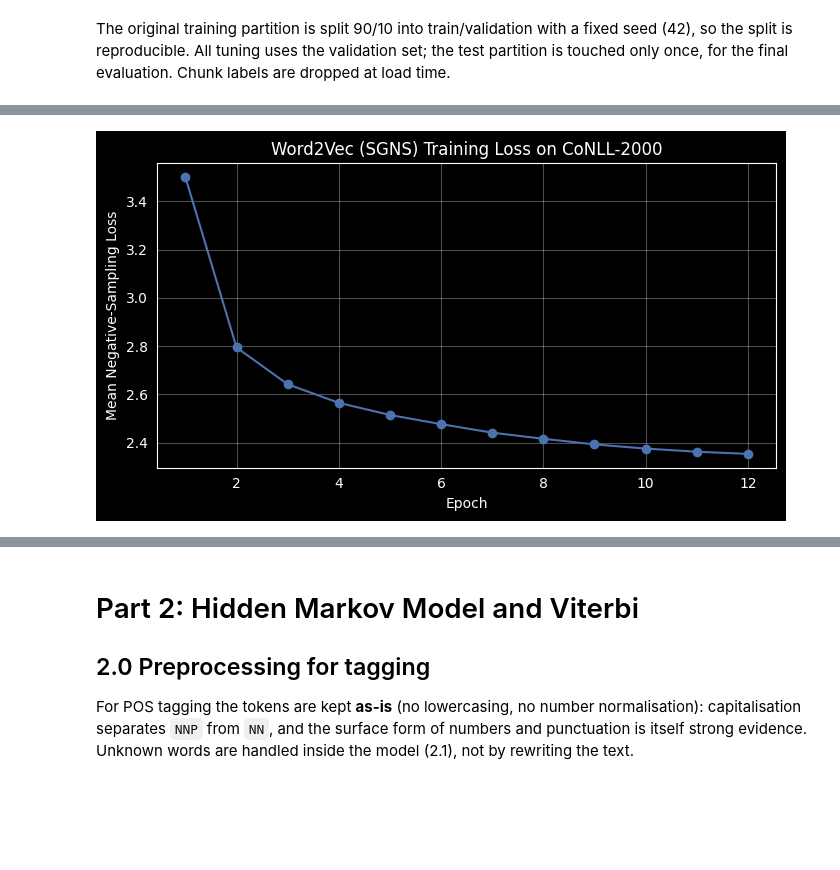
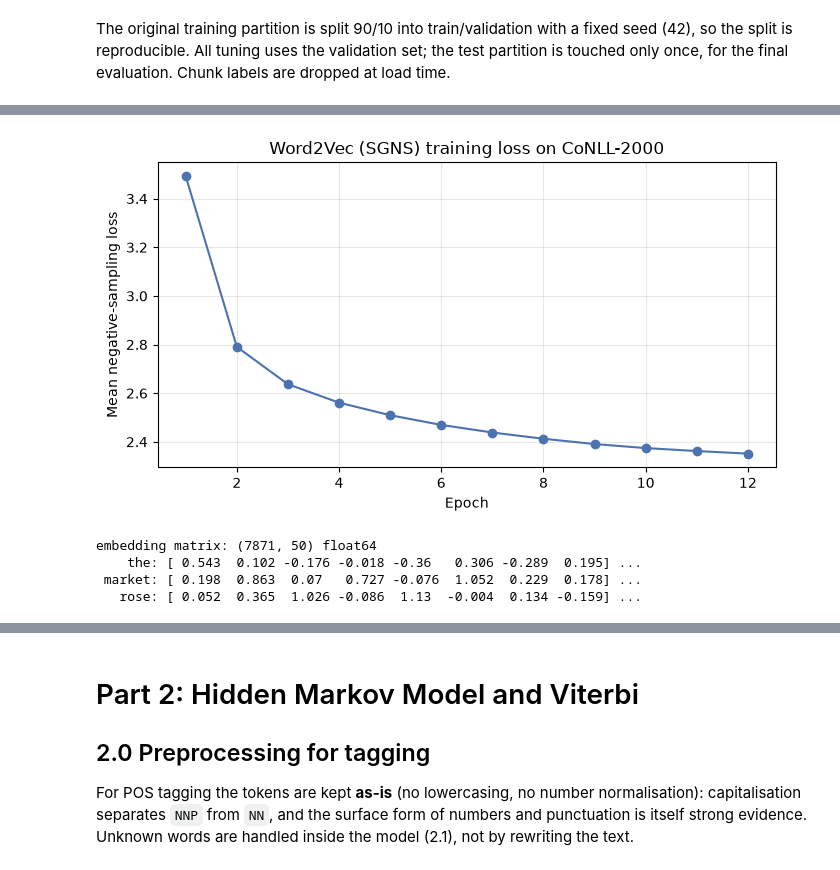
Before and after one commit to youssefkhamis998/nlp-assignment-embeddings-hmm, a Jupyter notebook: src/notebooks/NLP_Assignment_2.ipynb, the cells around one changed output, grey strips where cells are left out. Cells and saved outputs as stored; diff of their text form; code cells hidden in the pictures; blank space fills up the shorter version.

```diff
--- a/src/notebooks/NLP_Assignment_2.ipynb
+++ b/src/notebooks/NLP_Assignment_2.ipynb
@@ -39,0 +21,22 @@ example: [('Confidence', 'NN'), ('in', 'IN'), ('the', 'DT'), ('pound', 'NN'), ('
+# %%
+import sys, time, math, re, random, itertools
+from collections import Counter, defaultdict
+from collections.abc import Callable
+from pathlib import Path
+
+import numpy as np
+import matplotlib.pyplot as plt
+
+# Locate the project root (has a data/ folder) so the HF cache is reused; works in Colab too.
+ROOT = Path.cwd()
+while not (ROOT / "data").is_dir() and ROOT != ROOT.parent:
+    ROOT = ROOT.parent
+if not (ROOT / "data").is_dir():
+    ROOT = Path.cwd()
+DATA_CACHE = ROOT / "data" / "hf_cache"
+OUTPUTS = ROOT / "outputs"
+OUTPUTS.mkdir(parents=True, exist_ok=True)
+
+SEED = 42
+random.seed(SEED)
+np.random.seed(SEED)
@@ -176,20 +1179,24 @@ Selected TF-IDF config: {'sublinear_tf': True, 'min_count': 2}
 # %%
-# 1. Numerical finite-difference gradient check
+# 1. Numerical finite-difference gradient check of the manual backward pass
 checker = Word2VecSGNS()
 rel_err = checker.check_gradients()
 print(f"Max relative gradient error vs finite differences: {rel_err:.2e}")
 assert rel_err < 1e-5, "Analytical gradient mismatch!"
 
-# 2. Tune Word2Vec hyperparameters on validation set
+# 2. Tune Word2Vec hyperparameters on the validation set.
+#    Selection criterion: validation POS-agreement@5 (same metric as PMI / TF-IDF).
+#    The SGNS validation loss is reported too, but it is NOT used for selection: it sums K
+#    negative-sample terms, so configs with different K are not comparable on it.
 w2v_candidates = [
     dict(embedding_dim=50,  window_size=3, neg_samples=5,  lr=0.025, epochs=12, min_count=2),
+    dict(embedding_dim=50,  window_size=3, neg_samples=10, lr=0.025, epochs=12, min_count=2),  # isolates K
     dict(embedding_dim=100, window_size=3, neg_samples=5,  lr=0.025, epochs=12, min_count=2),
     dict(embedding_dim=100, window_size=4, neg_samples=10, lr=0.025, epochs=15, min_count=2),
     dict(embedding_dim=150, window_size=4, neg_samples=10, lr=0.025, epochs=15, min_count=2),
 ]
 
 print("\nTuning Word2Vec SGNS on validation data:")
-best_w2v_cfg, best_val_loss = None, float("inf")
+best_w2v_cfg, best_w2v_score = None, -1.0
 for cfg in w2v_candidates:
     t0 = time.time()
     m = Word2VecSGNS(**cfg, seed=SEED).fit(train_word_sents)
@@ -199,19 +1206,20 @@ for cfg in w2v_candidates:
         f"  dim={cfg['embedding_dim']:>3}, win={cfg['window_size']}, neg={cfg['neg_samples']:>2}, "
         f"ep={cfg['epochs']:>2} -> val_loss={vloss:.4f}, POS-agree={pos_ag:.4f} ({time.time() - t0:.1f}s)"
     )
-    if vloss < best_val_loss:
-        best_val_loss = vloss
+    if pos_ag > best_w2v_score:
+        best_w2v_score = pos_ag
         best_w2v_cfg = cfg
 
 print("\nSelected Word2Vec config:", best_w2v_cfg)
 w2v_model = Word2VecSGNS(**best_w2v_cfg, seed=SEED).fit(train_word_sents, verbose=True)
+print(f"Validation SGNS loss of final model: {w2v_model.validation_loss(val_word_sents):.4f}")
 
-# 3. Plot training loss curve
+# 3. Training loss curve
 fig, ax = plt.subplots(figsize=(7, 4))
 ax.plot(range(1, len(w2v_model.loss_history) + 1), w2v_model.loss_history, marker="o", color="#4C72B0")
 ax.set_xlabel("Epoch")
-ax.set_ylabel("Mean Negative-Sampling Loss")
-ax.set_title("Word2Vec (SGNS) Training Loss on CoNLL-2000")
+ax.set_ylabel("Mean negative-sampling loss")
+ax.set_title("Word2Vec (SGNS) training loss on CoNLL-2000")
 ax.grid(True, alpha=0.3)
 plt.tight_layout()
 plt.savefig(OUTPUTS / "word2vec_training_loss.png", dpi=120)
@@ -237 +1245,12 @@ Epoch 12/12 | loss = 2.3537
-[figure, old version]
+[figure, new version]
+# %%
+# The learned dense embeddings
+E = w2v_model.embeddings
+print("embedding matrix:", E.shape, E.dtype)
+for w in ["the", "market", "rose"]:
+    print(f"{w:>7}: {np.round(w2v_model.get_vector(w)[:8], 3)} ...")
+# %% [output]
+embedding matrix: (7871, 50) float64
+    the: [ 0.543  0.102 -0.176 -0.018 -0.36   0.306 -0.289  0.195] ...
+ market: [ 0.198  0.863  0.07   0.727 -0.076  1.052  0.229  0.178] ...
+   rose: [ 0.052  0.365  1.026 -0.086  1.13  -0.004  0.134 -0.159] ...
```
Also changed, not shown: parts of 48 cells of this notebook.
